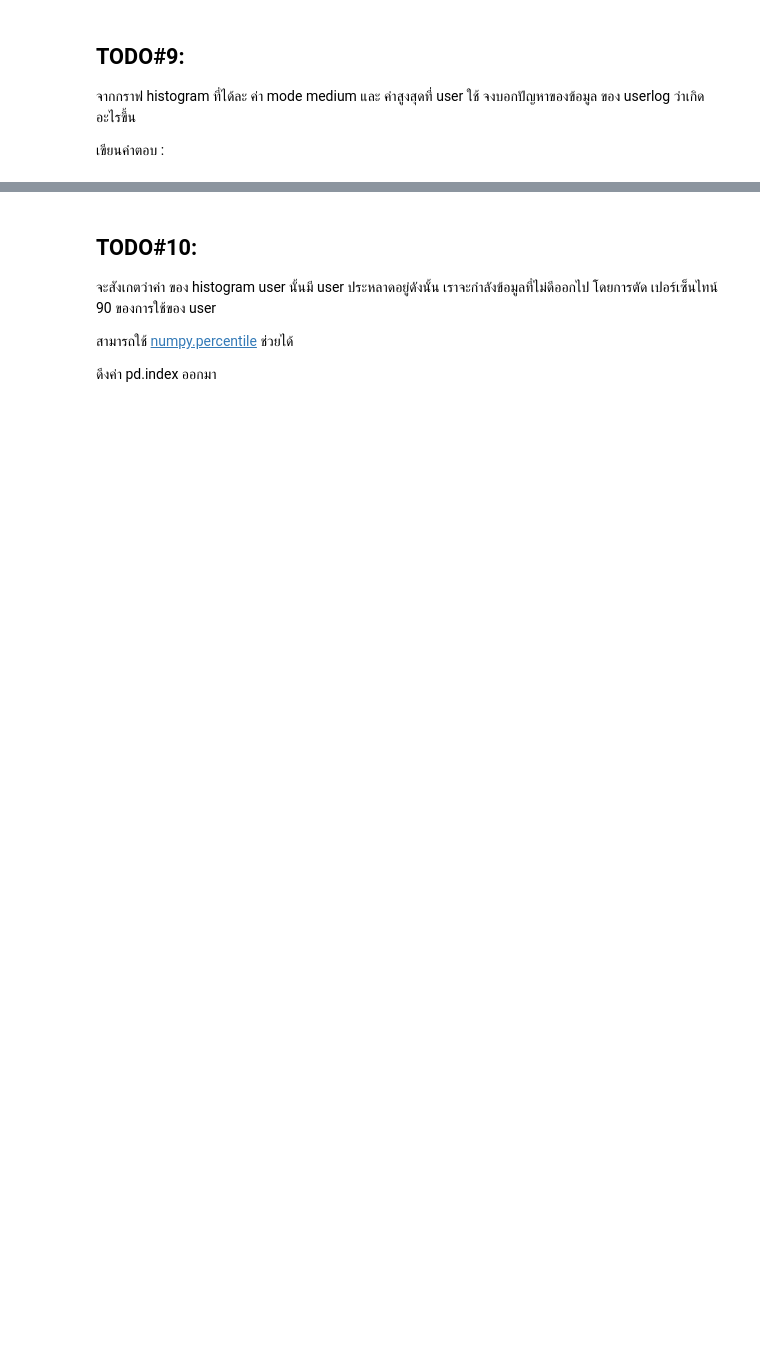
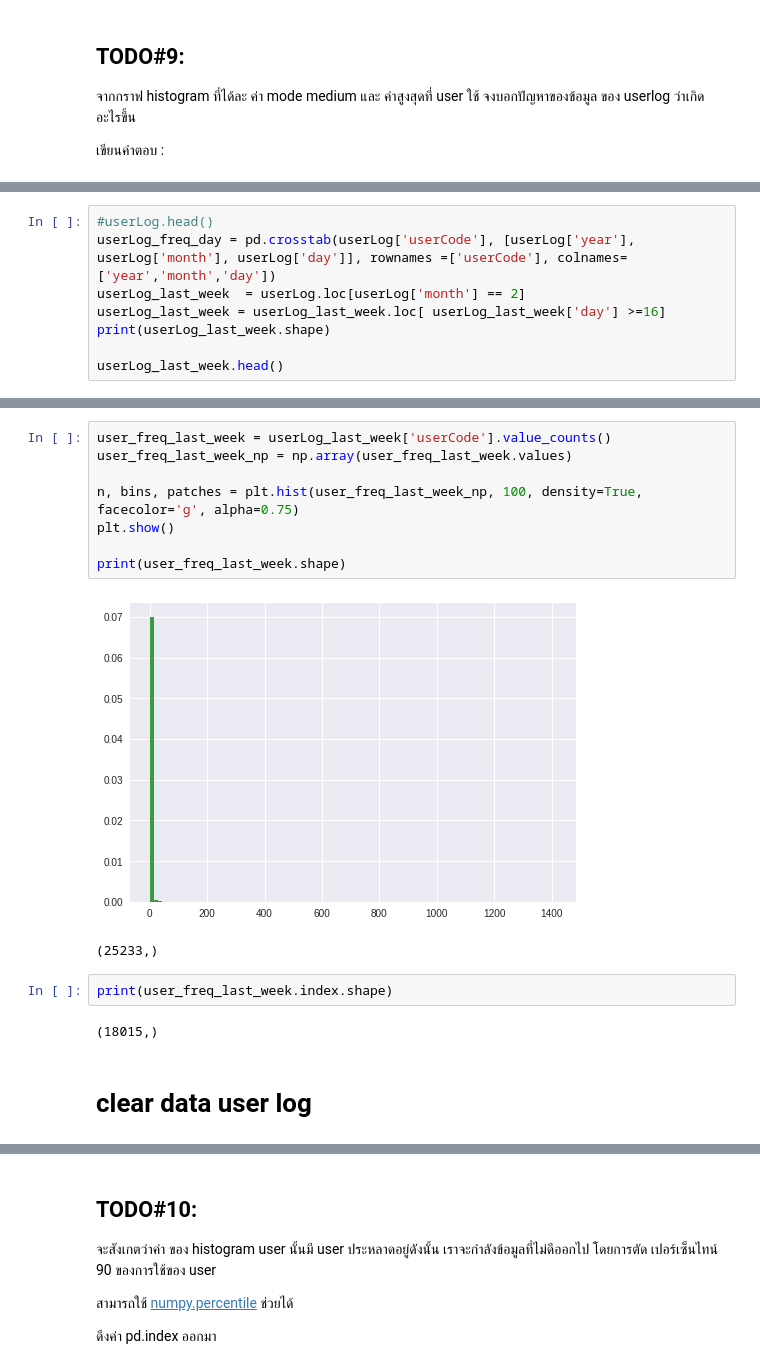
Before and after one commit to Pataweepr/applyML_vistec_2019, a Jupyter notebook: hw2_homeDotTech.ipynb, the cells around one changed output, grey strips where cells are left out. Drawn from its saved outputs; the diff is of its cells as text; blank space fills up the shorter version.

```diff
--- a/hw2_homeDotTech.ipynb
+++ b/hw2_homeDotTech.ipynb
@@ -295,0 +277,8 @@ ModeResult(mode=array([1]), count=array([49]))
+# %%
+#userLog.head()
+userLog_freq_day = pd.crosstab(userLog['userCode'], [userLog['year'], userLog['month'], userLog['day']], rownames =['userCode'], colnames=['year','month','day'])
+userLog_last_week  = userLog.loc[userLog['month'] == 2]
+userLog_last_week = userLog_last_week.loc[ userLog_last_week['day'] >=16]
+print(userLog_last_week.shape)
+
+userLog_last_week.head()
@@ -295,0 +293,17 @@ ModeResult(mode=array([1]), count=array([49]))
+# %%
+user_freq_last_week = userLog_last_week['userCode'].value_counts()
+user_freq_last_week_np = np.array(user_freq_last_week.values)
+
+n, bins, patches = plt.hist(user_freq_last_week_np, 100, density=True, facecolor='g', alpha=0.75)
+plt.show()
+
+print(user_freq_last_week.shape)
+# %% [output]
+[figure, added]
+(25233,)
+# %%
+print(user_freq_last_week.index.shape)
+# %% [output]
+(18015,)
+# %% [markdown]
+# clear data user log
```
Also changed, not shown: parts of 25 cells of this notebook.
